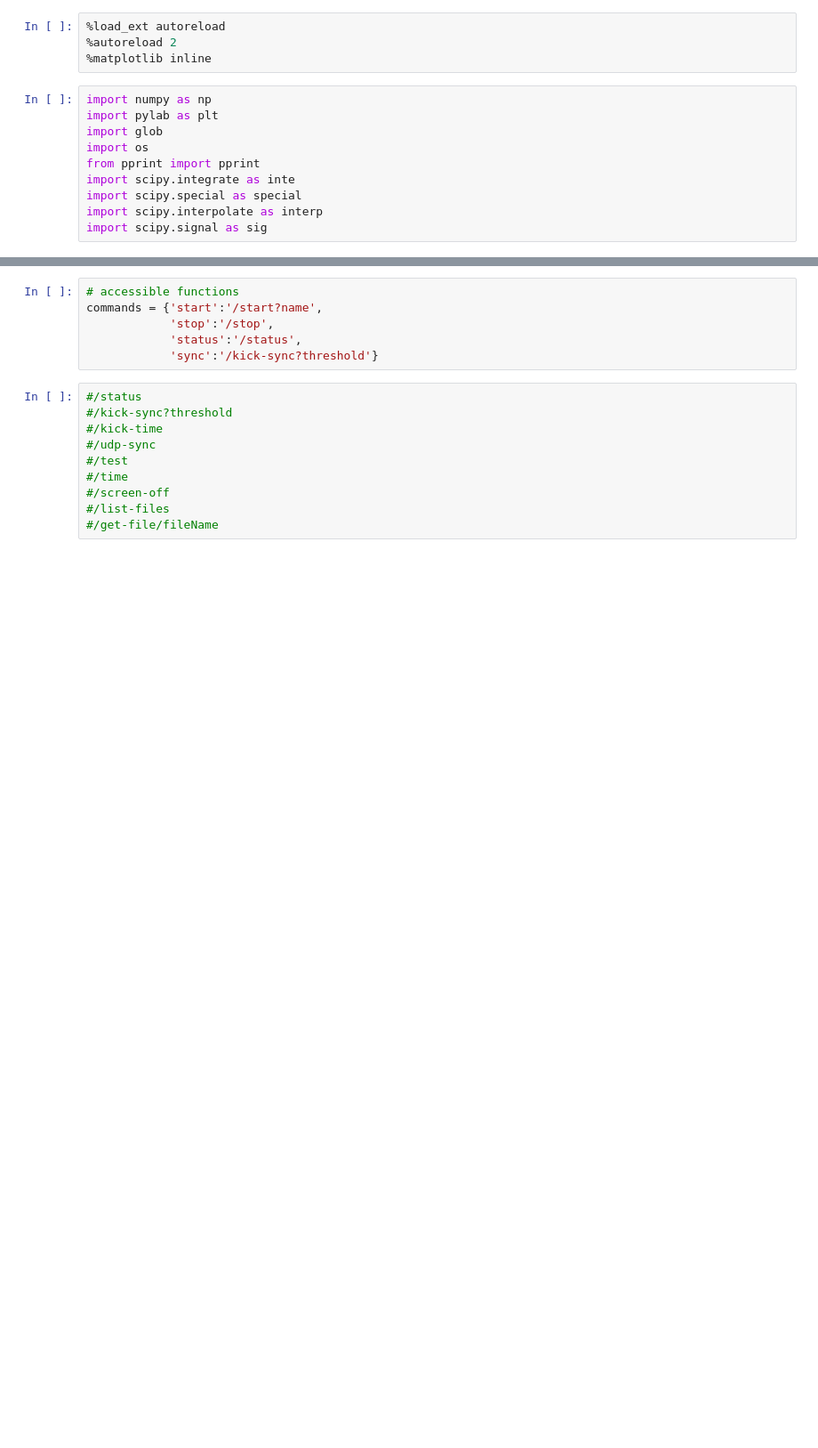
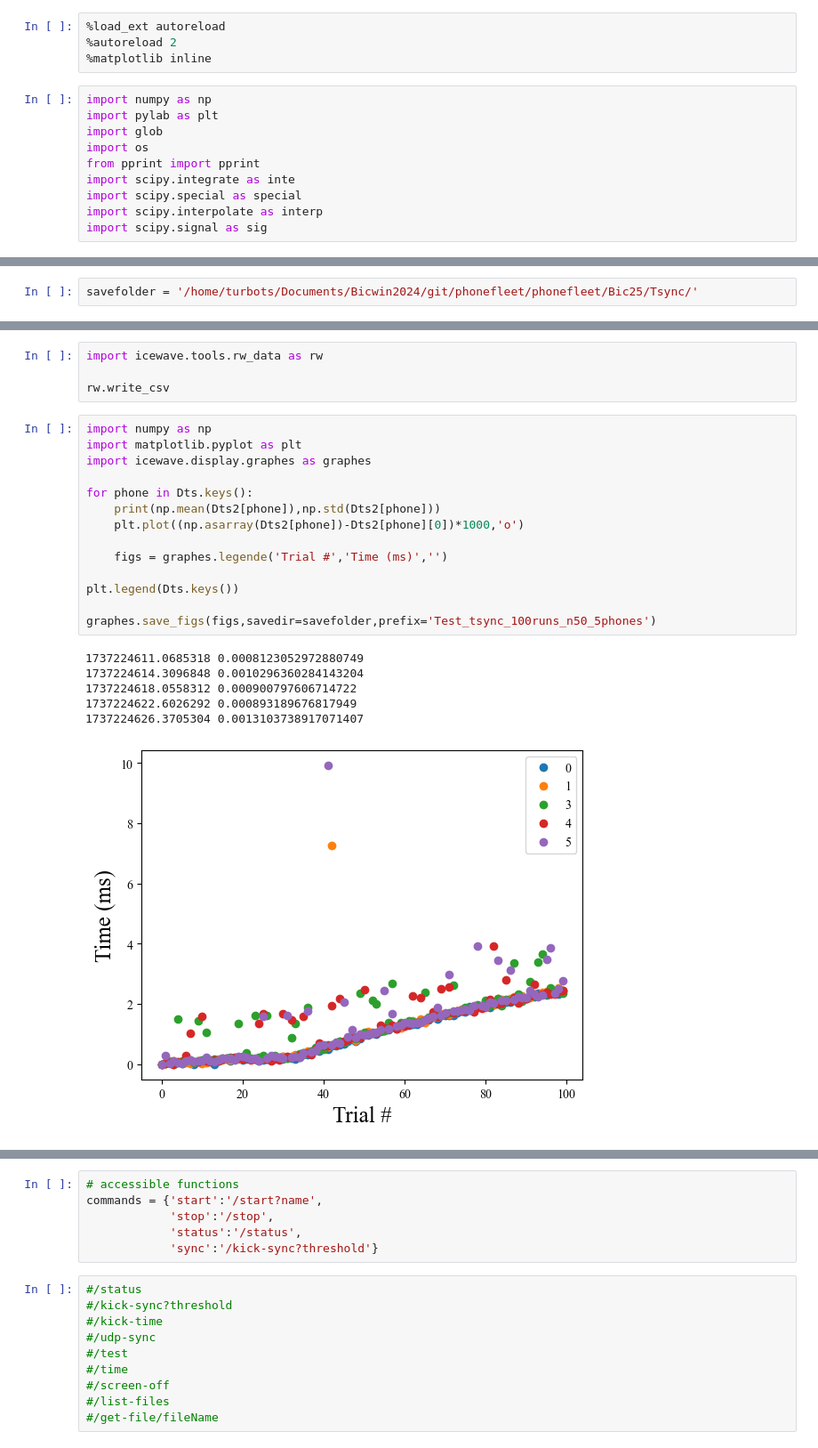
Before and after one commit to Turbotice/icewave, a Jupyter notebook: icewave/sensorDumper/test_SensorDumperdata_v3.ipynb, the cells around one changed output, grey strips where cells are left out. Shown: that part at 89% size. Saved outputs shown, nothing was run; the diff lists cells and outputs as text; blank space fills up the shorter version.

```diff
--- a/icewave/sensorDumper/test_SensorDumperdata_v3.ipynb
+++ b/icewave/sensorDumper/test_SensorDumperdata_v3.ipynb
@@ -37,0 +38,2 @@ macOS
+# %%
+savefolder = '/home/turbots/Documents/Bicwin2024/git/phonefleet/phonefleet/Bic25/Tsync/'
@@ -71,0 +153,25 @@ def get_ip(phone,network=2):
+# %%
+import icewave.tools.rw_data as rw
+
+rw.write_csv
+# %%
+import numpy as np
+import matplotlib.pyplot as plt
+import icewave.display.graphes as graphes
+
+for phone in Dts.keys():
+    print(np.mean(Dts2[phone]),np.std(Dts2[phone]))
+    plt.plot((np.asarray(Dts2[phone])-Dts2[phone][0])*1000,'o')
+
+    figs = graphes.legende('Trial #','Time (ms)','')
+
+plt.legend(Dts.keys())
+
+graphes.save_figs(figs,savedir=savefolder,prefix='Test_tsync_100runs_n50_5phones')
+# %% [output]
+1737224611.0685318 0.0008123052972880749
+1737224614.3096848 0.0010296360284143204
+1737224618.0558312 0.000900797606714722
+1737224622.6026292 0.000893189676817949
+1737224626.3705304 0.0013103738917071407
+[figure, added]
```
Also changed, not shown: parts of 25 cells of this notebook, 6 other files.
